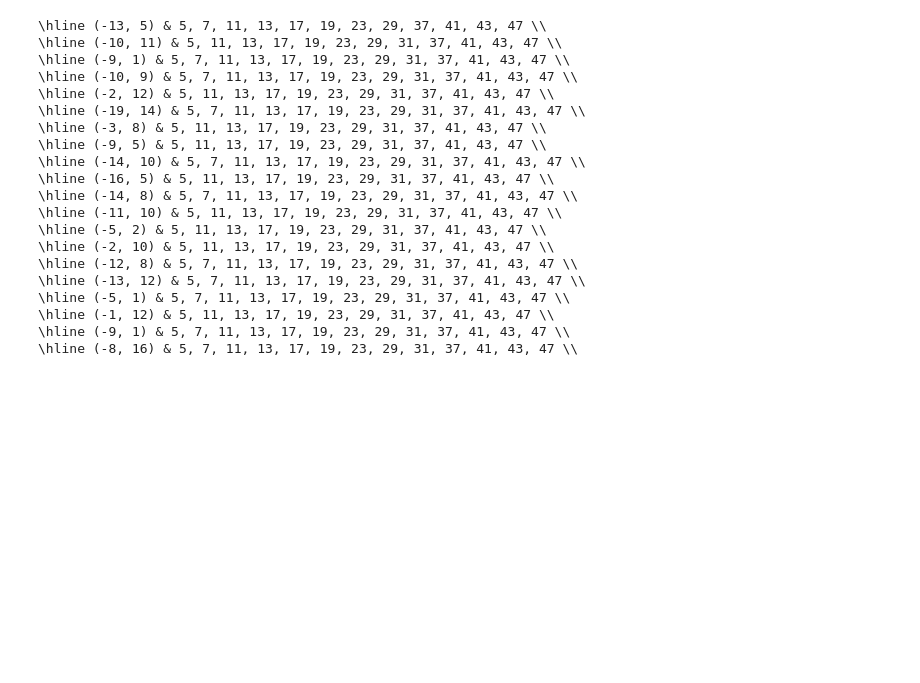
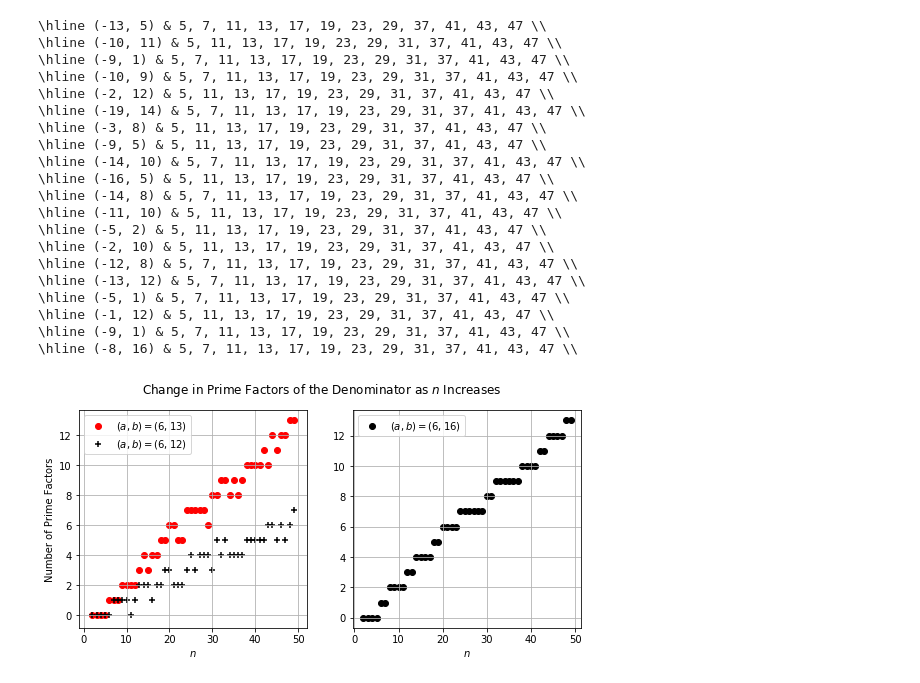
Before and after one commit to ixwallac/195-Notebooks, a Jupyter notebook: Touchard Recursion.ipynb, the cells around one changed output. Saved outputs shown, nothing was run; the diff lists cells and outputs as text; code cells hidden in the pictures; blank space fills up the shorter version.

```diff
--- a/Touchard Recursion.ipynb
+++ b/Touchard Recursion.ipynb
@@ -1088,3 +1080,54 @@ for tup in tup_list:
 \hline (-1, 12) & 5, 11, 13, 17, 19, 23, 29, 31, 37, 41, 43, 47 \\
 \hline (-9, 1) & 5, 7, 11, 13, 17, 19, 23, 29, 31, 37, 41, 43, 47 \\
 \hline (-8, 16) & 5, 7, 11, 13, 17, 19, 23, 29, 31, 37, 41, 43, 47 \\
+# %%
+def denom_prime_factor_tuple(L,index): # fraction, int
+    test = L[index-1].denominator
+    primes = where(isprime_list(index))
+    factors = ()
+    for p in primes[2:]:
+        if test % p == 0:
+            factors += (str(p),)
+    return factors
+# %%
+num_factor_list1 = []
+test1 = deg_2_case(6,13,50)
+for n in range(2,50):
+    amount = len(denom_prime_factor_tuple(test1,n))
+    num_factor_list1.append((n,amount))
+x1 = [coord[0] for coord in num_factor_list1]
+y1 = [coord[1] for coord in num_factor_list1]
+
+
+num_factor_list2 = []
+test2 = deg_2_case(6,12,50)
+for n in range(2,50):
+    amount = len(denom_prime_factor_tuple(test2,n))
+    num_factor_list2.append((n,amount))
+x2 = [coord[0] for coord in num_factor_list2]
+y2 = [coord[1] for coord in num_factor_list2]
+
+num_factor_list3 = []
+test3 = deg_2_case(1,3,50)
+for n in range(2,50):
+    amount = len(denom_prime_factor_tuple(test3,n))
+    num_factor_list3.append((n,amount))
+x3 = [coord[0] for coord in num_factor_list3]
+y3 = [coord[1] for coord in num_factor_list3]
+
+
+fig, (ax1, ax2) = plt.subplots(1,2, figsize = (9,4))
+fig.suptitle('Change in Prime Factors of the Denominator as $n$ Increases')
+ax1.scatter(x1,y1,c='red',label = '$(a,b) = (6,13)$')
+ax1.scatter(x2,y2,marker = '+', c='black', label = '$(a,b) = (6,12)$')
+ax1.grid()
+ax1.legend()
+ax1.set_xlabel('$n$')
+ax1.set_ylabel('Number of Prime Factors')
+ax2.scatter(x3,y3,c = 'black', label = '$(a,b) = (6,16)$')
+ax2.grid()
+ax2.legend()
+ax2.set_xlabel('$n$')
+plt.show()
+# %% [output]
+[figure, added]
```
Also changed, not shown: parts of 4 cells of this notebook.
